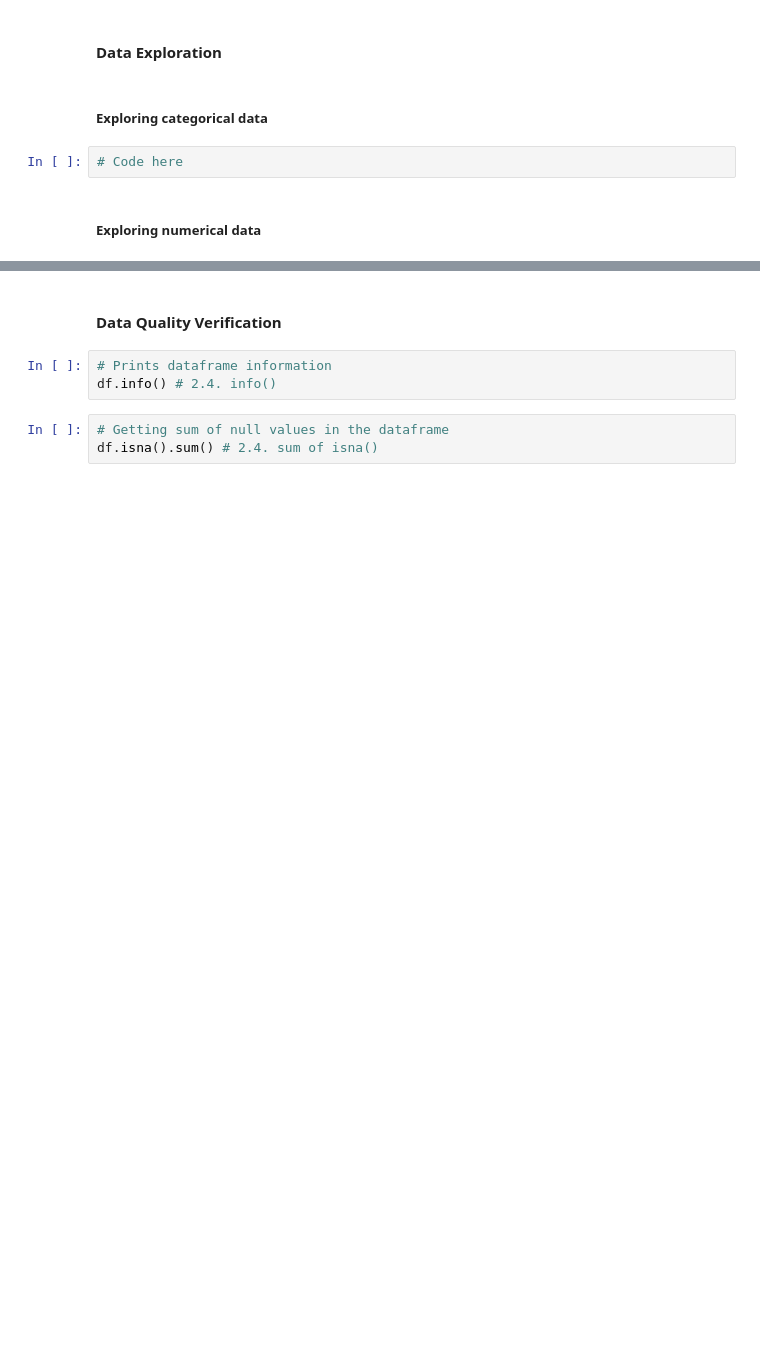
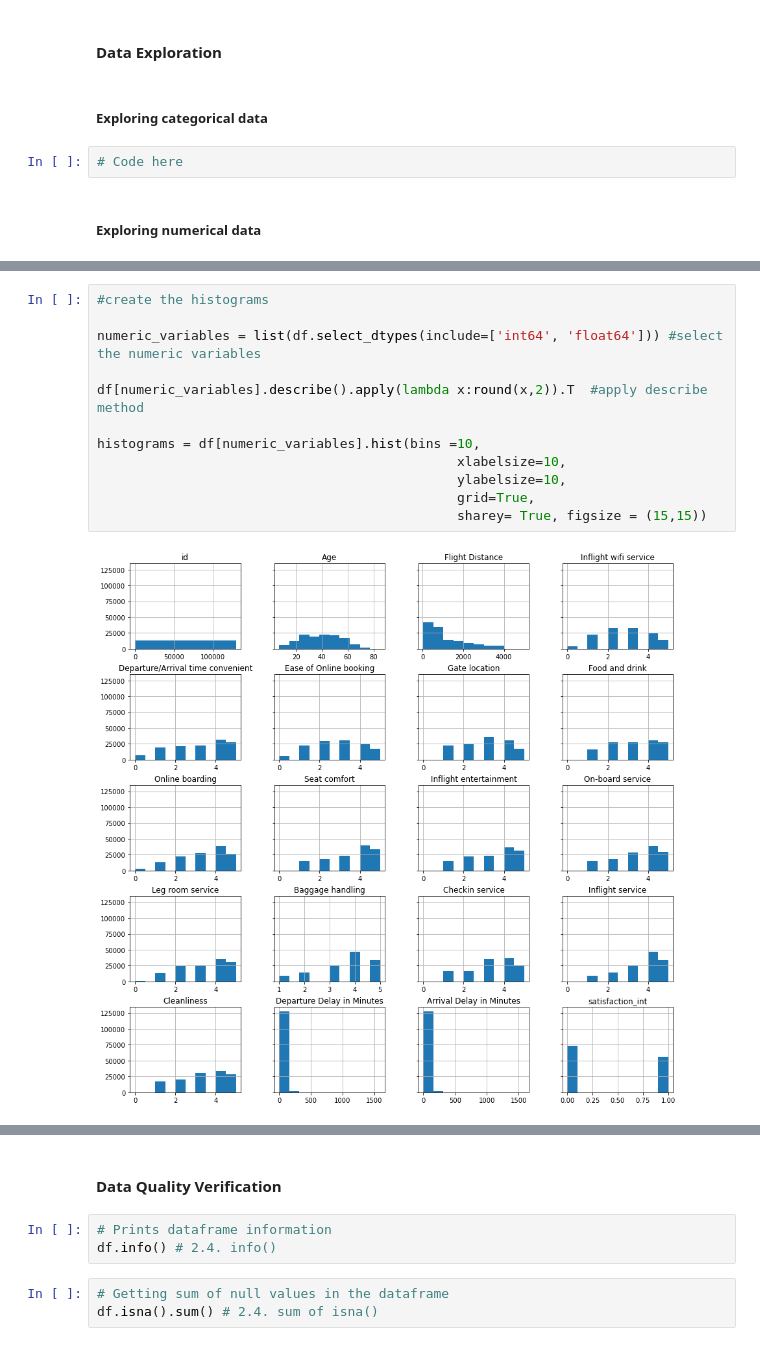
Before and after one commit to isdmg/CS131-8L-PROJECT-PARAGUAY, a Jupyter notebook: CS131-8L PROJECT - PARAGUAY.ipynb, the cells around one changed output, grey strips where cells are left out. Cells and saved outputs as stored; diff of their text form; blank space fills up the shorter version.

Commit message:
added histograms under data exploration

```diff
--- a/CS131-8L PROJECT - PARAGUAY.ipynb
+++ b/CS131-8L PROJECT - PARAGUAY.ipynb
@@ -43,3 +66,17 @@ df['satisfaction_int'].loc[df['satisfaction'] == 'satisfied'] = 1
+# %%
+#create the histograms
+
+numeric_variables = list(df.select_dtypes(include=['int64', 'float64'])) #select the numeric variables
+
+df[numeric_variables].describe().apply(lambda x:round(x,2)).T  #apply describe method
+
+histograms = df[numeric_variables].hist(bins =10,
+                                              xlabelsize=10,
+                                              ylabelsize=10,
+                                              grid=True,
+                                              sharey= True, figsize = (15,15))
+# %% [output]
+[figure, added]
 # %%
 # Get numeric attributes
 numeric_features = df.select_dtypes(include=[np.number])
```
Also changed, not shown: parts of 5 cells of this notebook.
